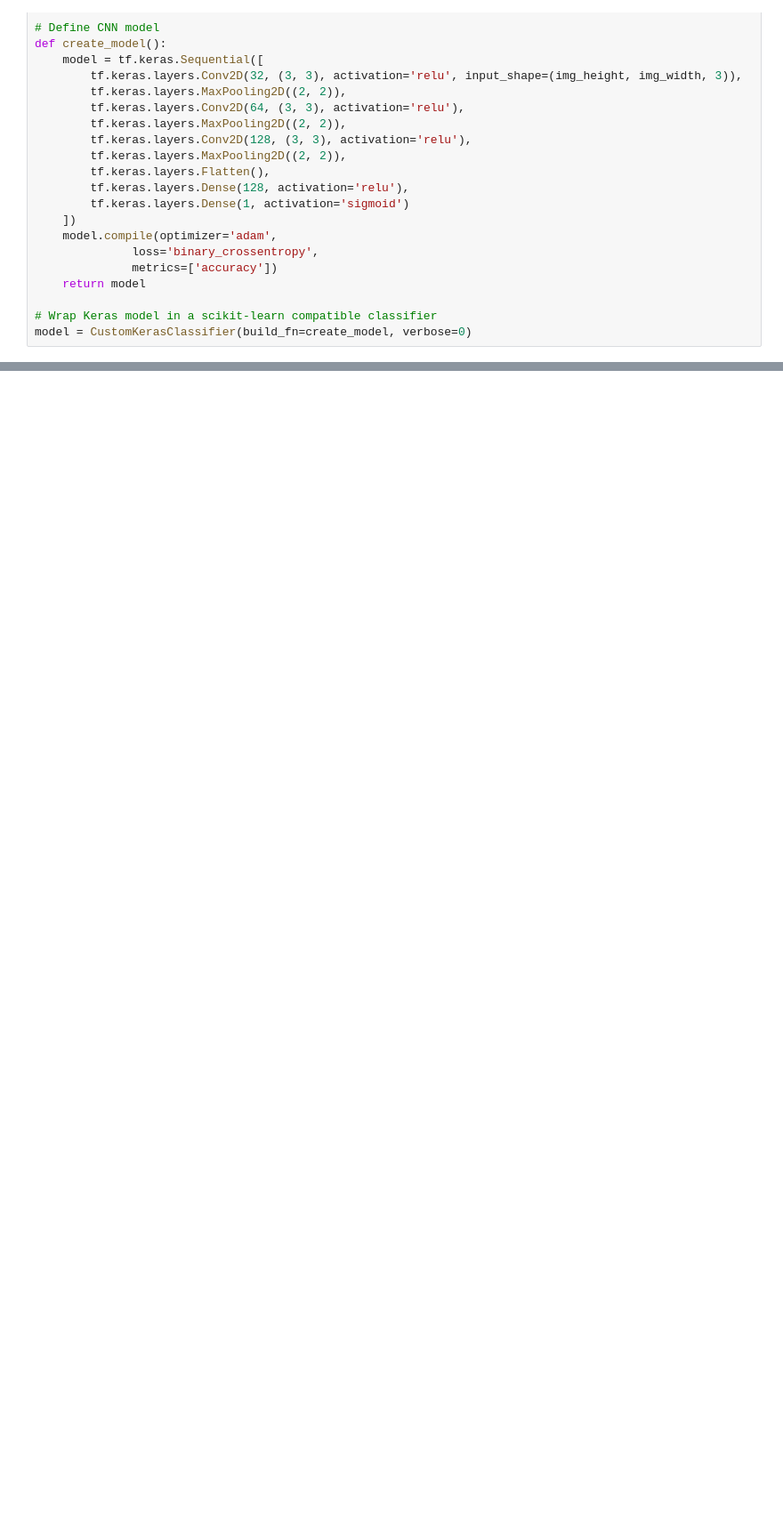
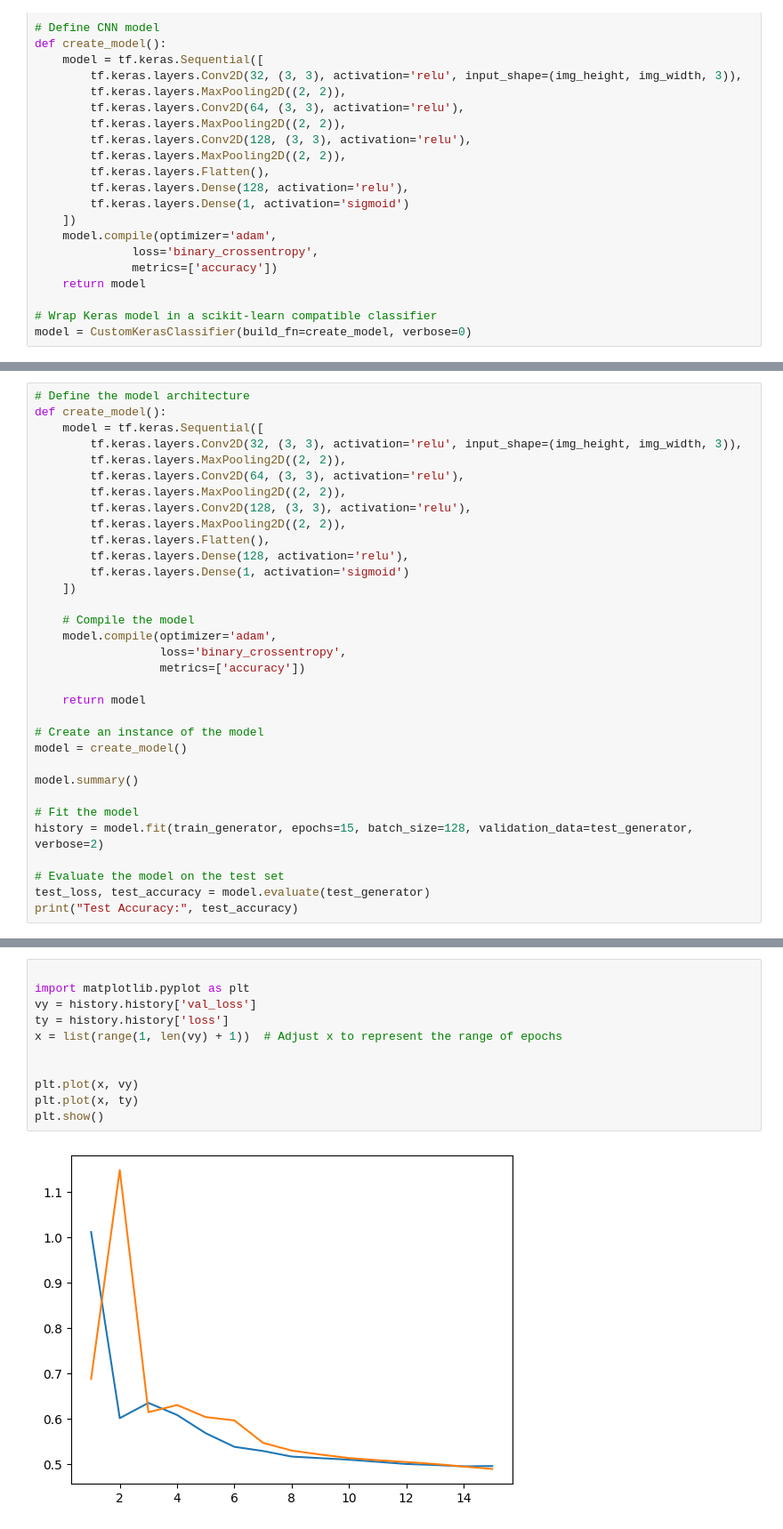
Before and after one commit to mahamjamal/BMEN415_final-project_g9, a Jupyter notebook: image-classification.ipynb, the cells around one changed output, grey strips where cells are left out. Shown: that part at 89% size. Saved outputs shown, nothing was run; the diff lists cells and outputs as text; blank space fills up the shorter version.

```diff
--- a/image-classification.ipynb
+++ b/image-classification.ipynb
@@ -566,0 +510,33 @@ print(cm)
+# %%
+# Define the model architecture
+def create_model():
+    model = tf.keras.Sequential([
+        tf.keras.layers.Conv2D(32, (3, 3), activation='relu', input_shape=(img_height, img_width, 3)),
+        tf.keras.layers.MaxPooling2D((2, 2)),
+        tf.keras.layers.Conv2D(64, (3, 3), activation='relu'),
+        tf.keras.layers.MaxPooling2D((2, 2)),
+        tf.keras.layers.Conv2D(128, (3, 3), activation='relu'),
+        tf.keras.layers.MaxPooling2D((2, 2)),
+        tf.keras.layers.Flatten(),
+        tf.keras.layers.Dense(128, activation='relu'),
+        tf.keras.layers.Dense(1, activation='sigmoid')
+    ])
+
+    # Compile the model
+    model.compile(optimizer='adam',
+                  loss='binary_crossentropy',
+                  metrics=['accuracy'])
+
+    return model
+
+# Create an instance of the model
+model = create_model()
+
+model.summary()
+
+# Fit the model
+history = model.fit(train_generator, epochs=15, batch_size=128, validation_data=test_generator, verbose=2)
+
+# Evaluate the model on the test set
+test_loss, test_accuracy = model.evaluate(test_generator)
+print("Test Accuracy:", test_accuracy)
@@ -567 +589,14 @@ print(cm)
+# %%
+
+import matplotlib.pyplot as plt
+vy = history.history['val_loss']
+ty = history.history['loss']
+x = list(range(1, len(vy) + 1))  # Adjust x to represent the range of epochs
+
+
+plt.plot(x, vy)
+plt.plot(x, ty)
+plt.show()
+# %% [output]
+[figure, added]
 # %%
```
Also changed, not shown: parts of 19 cells of this notebook.
